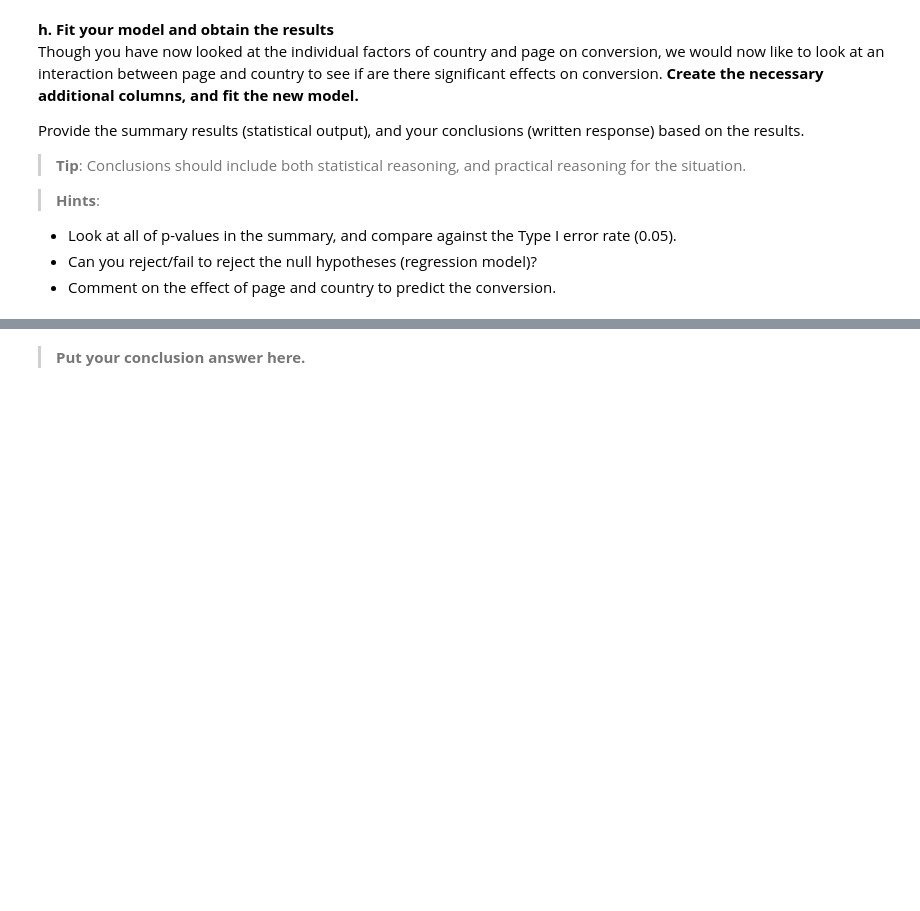
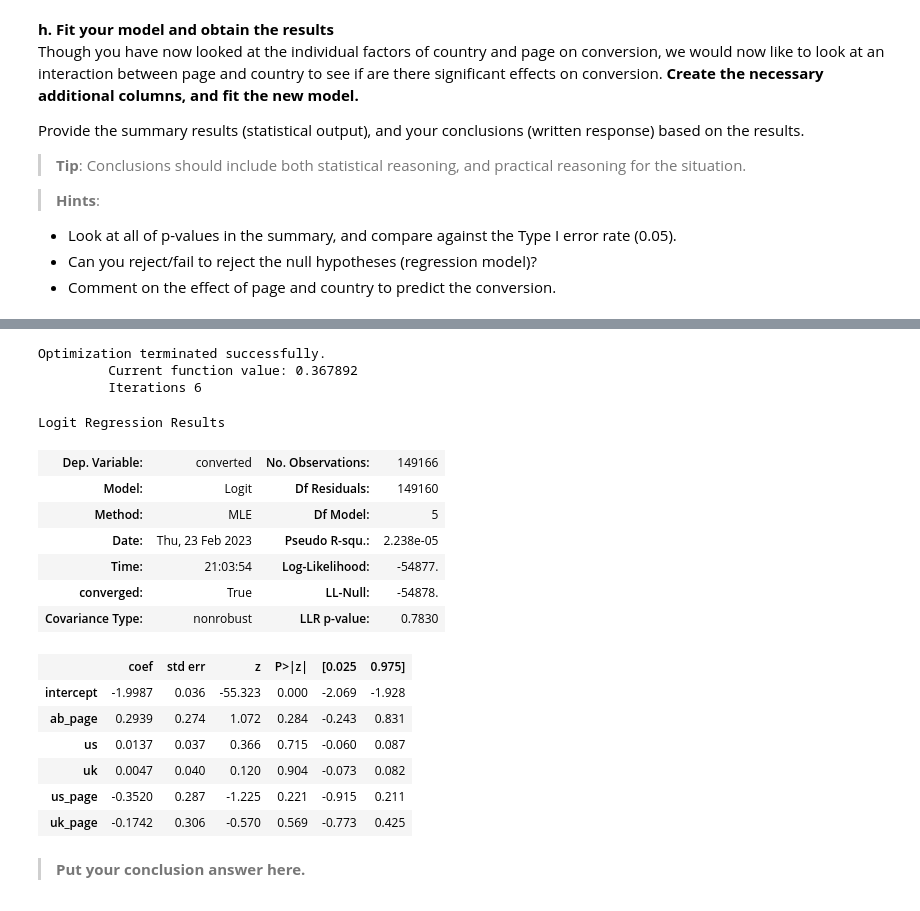
Before and after one commit to ClydeMelton/Udacity_Analyze_A-B_Test_Results, a Jupyter notebook: Analyze_ab_test_results_notebook.ipynb, the cells around one changed output, grey strips where cells are left out. Saved outputs shown, nothing was run; the diff lists cells and outputs as text; code cells hidden in the pictures; blank space fills up the shorter version.

```diff
--- a/Analyze_ab_test_results_notebook.ipynb
+++ b/Analyze_ab_test_results_notebook.ipynb
@@ -399,5 +596,28 @@ Provide the summary results (statistical output), and your conclusions (written
 # %%
 # Fit your model, and summarize the results
+
+train_model = sm.Logit(df_merged['converted'], df_merged[['intercept', 'ab_page', 'us', 'uk', 'us_page', 'uk_page']])
+result = train_model.fit()
+result.summary()
+# %% [output]
+Optimization terminated successfully.
+         Current function value: 0.367892
+         Iterations 6
+Logit Regression Results
+| Dep. Variable: | converted | No. Observations: | 149166 |
+| Model: | Logit | Df Residuals: | 149160 |
+| Method: | MLE | Df Model: | 5 |
+| Date: | Thu, 23 Feb 2023 | Pseudo R-squ.: | 2.238e-05 |
+| Time: | 21:03:54 | Log-Likelihood: | -54877. |
+| converged: | True | LL-Null: | -54878. |
+| Covariance Type: | nonrobust | LLR p-value: | 0.7830 |
+|  | coef | std err | z | P>|z| | [0.025 | 0.975] |
+| intercept | -1.9987 | 0.036 | -55.323 | 0.000 | -2.069 | -1.928 |
+| ab_page | 0.2939 | 0.274 | 1.072 | 0.284 | -0.243 | 0.831 |
+| us | 0.0137 | 0.037 | 0.366 | 0.715 | -0.060 | 0.087 |
+| uk | 0.0047 | 0.040 | 0.120 | 0.904 | -0.073 | 0.082 |
+| us_page | -0.3520 | 0.287 | -1.225 | 0.221 | -0.915 | 0.211 |
+| uk_page | -0.1742 | 0.306 | -0.570 | 0.569 | -0.773 | 0.425 |
 # %% [markdown]
 >**Put your conclusion answer here.**
 # %% [markdown]
```
Also changed, not shown: parts of 61 cells of this notebook.
